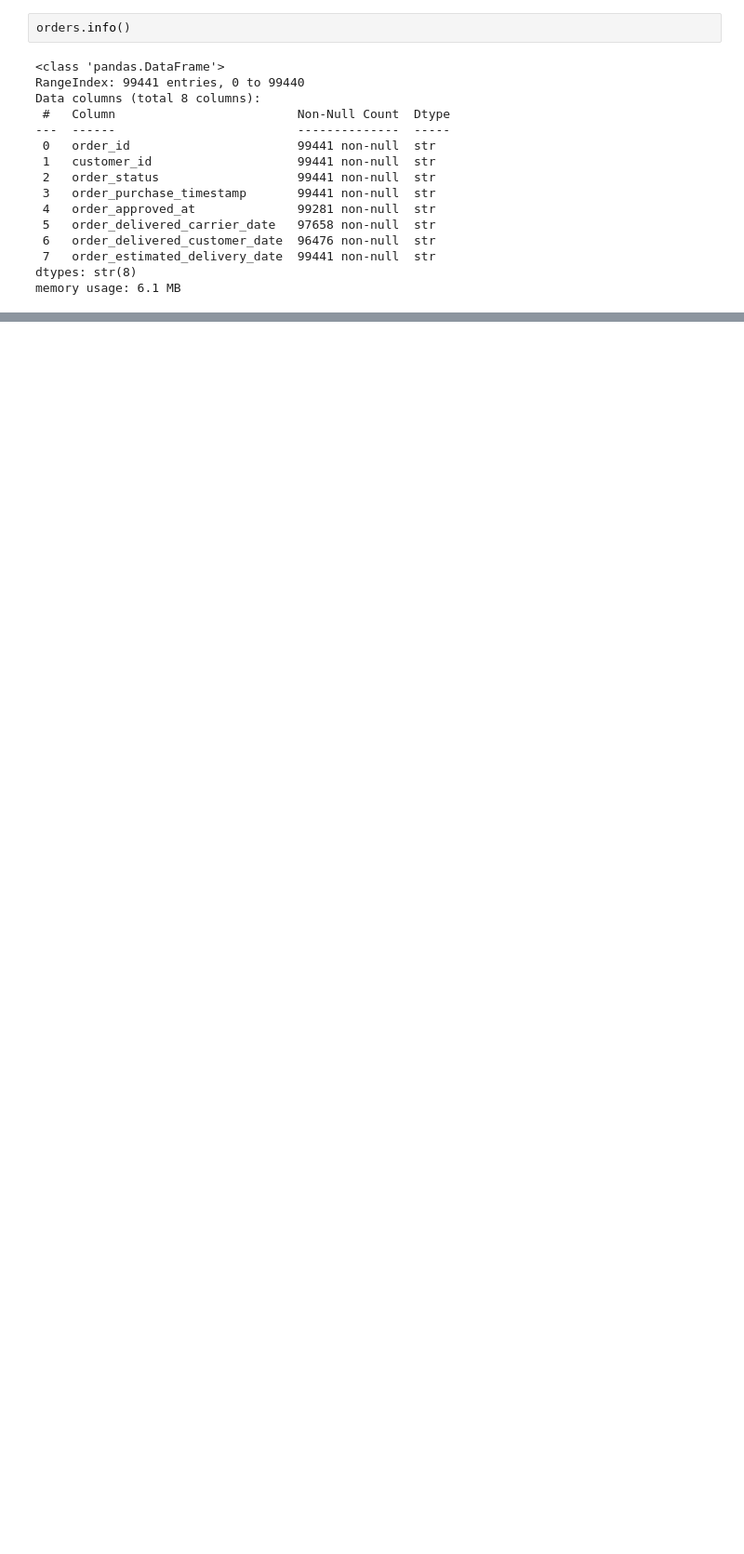
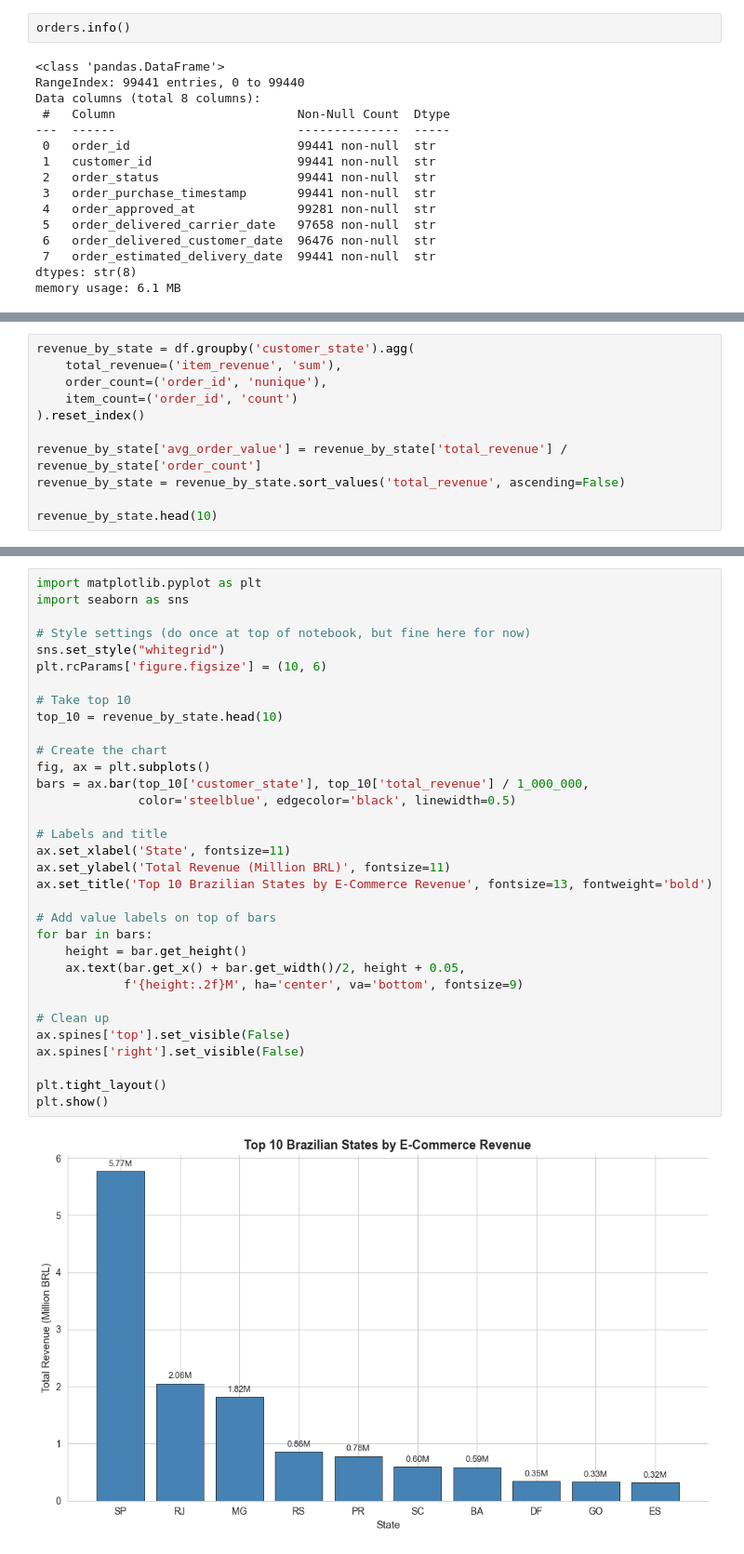
Before and after one commit to szymonpasieka84-art/olist-ecommerce-analysis, a Jupyter notebook: 01_exploration.ipynb, the cells around one changed output, grey strips where cells are left out. Shown at 93% size. Saved outputs shown, nothing was run; the diff lists cells and outputs as text; blank space fills up the shorter version.

Commit message:
Question 1: revenue by state with charts and findings

```diff
--- a/01_exploration.ipynb
+++ b/01_exploration.ipynb
@@ -90,0 +155,11 @@ memory usage: 6.1 MB
+# %%
+revenue_by_state = df.groupby('customer_state').agg(
+    total_revenue=('item_revenue', 'sum'),
+    order_count=('order_id', 'nunique'),
+    item_count=('order_id', 'count')
+).reset_index()
+
+revenue_by_state['avg_order_value'] = revenue_by_state['total_revenue'] / revenue_by_state['order_count']
+revenue_by_state = revenue_by_state.sort_values('total_revenue', ascending=False)
+
+revenue_by_state.head(10)
@@ -90,0 +181,35 @@ memory usage: 6.1 MB
+# %%
+import matplotlib.pyplot as plt
+import seaborn as sns
+
+# Style settings (do once at top of notebook, but fine here for now)
+sns.set_style("whitegrid")
+plt.rcParams['figure.figsize'] = (10, 6)
+
+# Take top 10
+top_10 = revenue_by_state.head(10)
+
+# Create the chart
+fig, ax = plt.subplots()
+bars = ax.bar(top_10['customer_state'], top_10['total_revenue'] / 1_000_000,
+              color='steelblue', edgecolor='black', linewidth=0.5)
+
+# Labels and title
+ax.set_xlabel('State', fontsize=11)
+ax.set_ylabel('Total Revenue (Million BRL)', fontsize=11)
+ax.set_title('Top 10 Brazilian States by E-Commerce Revenue', fontsize=13, fontweight='bold')
+
+# Add value labels on top of bars
+for bar in bars:
+    height = bar.get_height()
+    ax.text(bar.get_x() + bar.get_width()/2, height + 0.05,
+            f'{height:.2f}M', ha='center', va='bottom', fontsize=9)
+
+# Clean up
+ax.spines['top'].set_visible(False)
+ax.spines['right'].set_visible(False)
+
+plt.tight_layout()
+plt.show()
+# %% [output]
+[figure, added]
```
Also changed, not shown: parts of 13 cells of this notebook.
